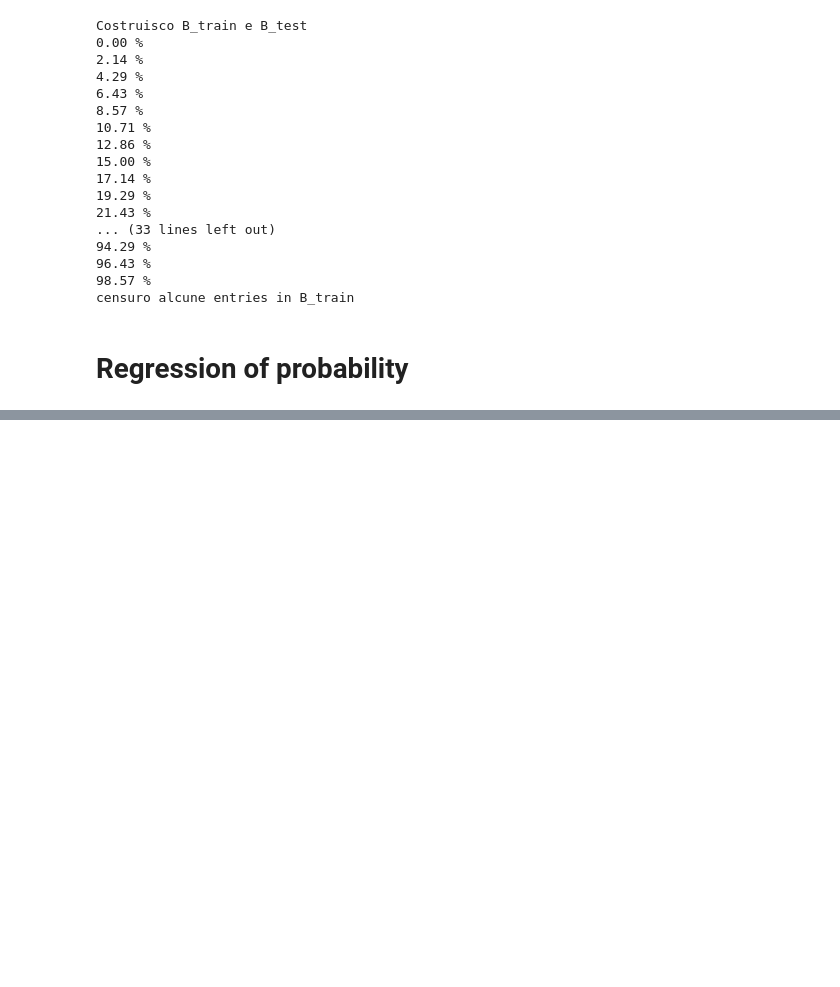
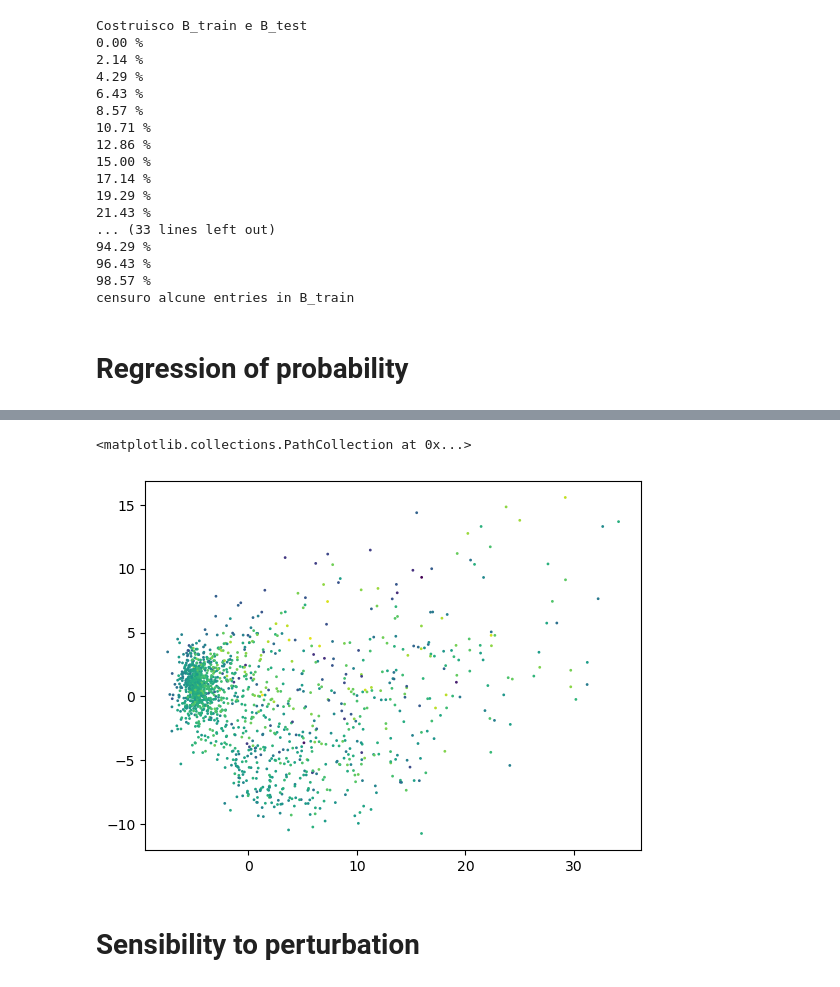
Before and after one commit to lucamuscarnera/ComplexNetworkProject, a Jupyter notebook: Diseases analysis probablity inference.ipynb, the cells around one changed output, grey strips where cells are left out. Cells and saved outputs as stored; diff of their text form; code cells hidden in the pictures; blank space fills up the shorter version.

```diff
--- a/Diseases analysis probablity inference.ipynb
+++ b/Diseases analysis probablity inference.ipynb
@@ -143,0 +194,10 @@ plt.scatter(V[:,0],V[:,1])
+# %%
+W_zc = W - W.mean(axis = 0)
+U,s,Vt = np.linalg.svd(W_zc, full_matrices = False)
+W_proj = W_zc @ Vt.T
+plt.scatter(W_proj[:,0],W_proj[:,1], s = 1., c = W_proj[:,2])
+# %% [output]
+<matplotlib.collections.PathCollection at 0x...>
+[figure, added]
+# %% [markdown]
+# Sensibility to perturbation
```
Also changed, not shown: parts of 12 cells of this notebook.
